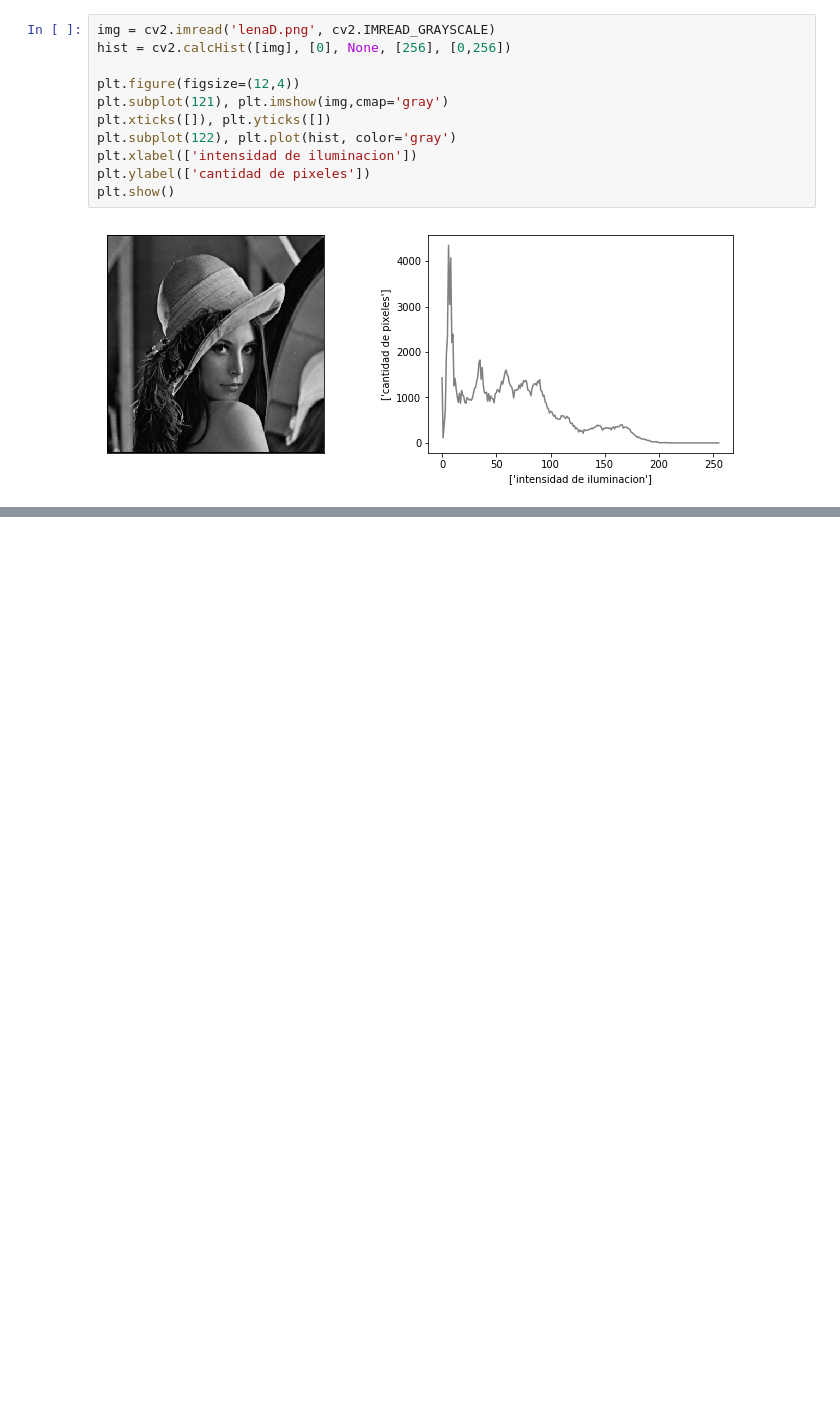
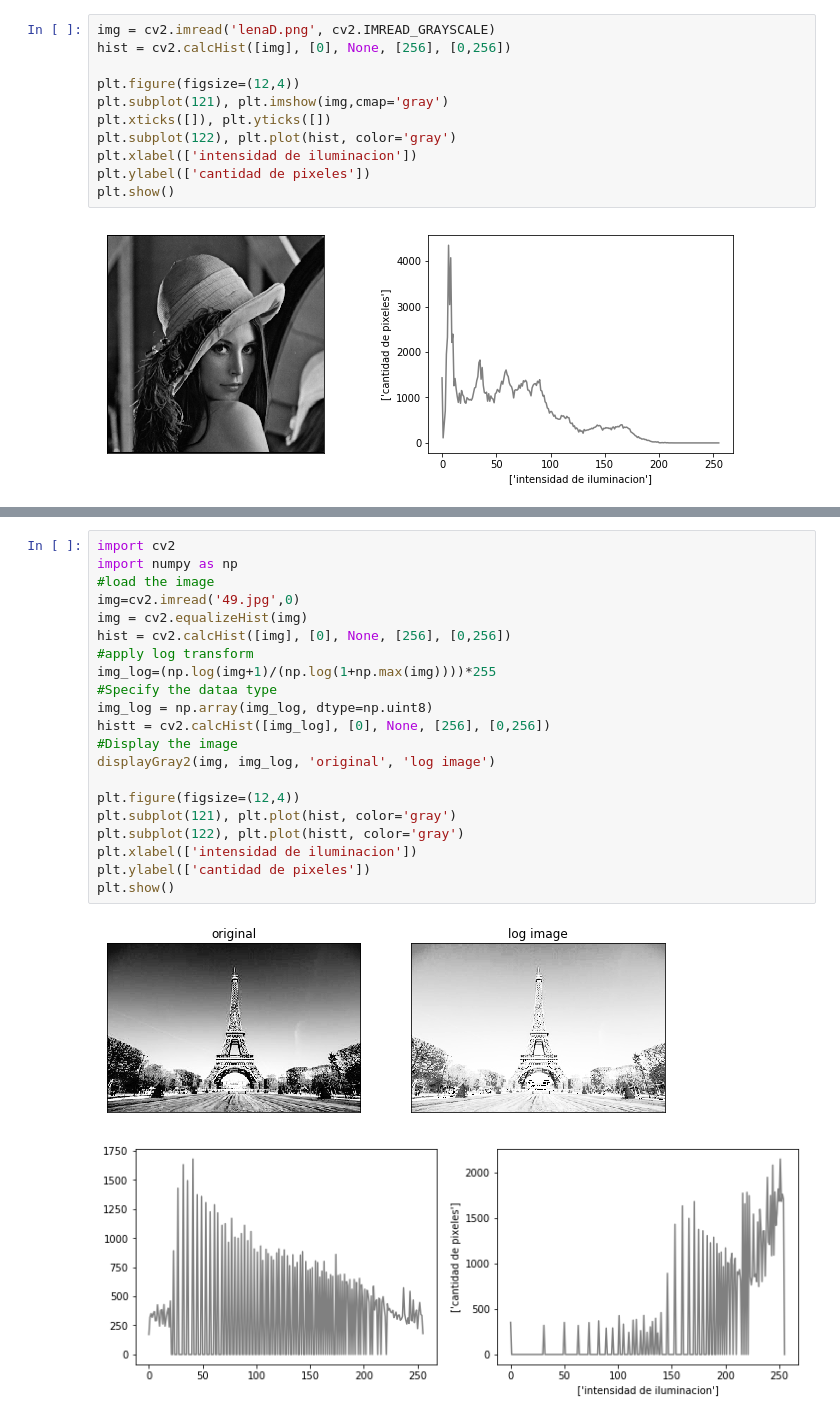
Before and after one commit to Arias0907/Histogramas, a Jupyter notebook: Histograma.ipynb, the cells around one changed output, grey strips where cells are left out. Cells and saved outputs as stored; diff of their text form; blank space fills up the shorter version.

```diff
--- a/Histograma.ipynb
+++ b/Histograma.ipynb
@@ -132,0 +198,24 @@ plt.show()
+# %%
+import cv2
+import numpy as np
+#load the image
+img=cv2.imread('49.jpg',0)
+img = cv2.equalizeHist(img)
+hist = cv2.calcHist([img], [0], None, [256], [0,256])
+#apply log transform
+img_log=(np.log(img+1)/(np.log(1+np.max(img))))*255
+#Specify the dataa type
+img_log = np.array(img_log, dtype=np.uint8)
+histt = cv2.calcHist([img_log], [0], None, [256], [0,256])
+#Display the image
+displayGray2(img, img_log, 'original', 'log image')
+
+plt.figure(figsize=(12,4))
+plt.subplot(121), plt.plot(hist, color='gray')
+plt.subplot(122), plt.plot(histt, color='gray')
+plt.xlabel(['intensidad de iluminacion'])
+plt.ylabel(['cantidad de pixeles'])
+plt.show()
+# %% [output]
+[figure, added]
+[figure, added]
```
Also changed, not shown: parts of 7 cells of this notebook.
